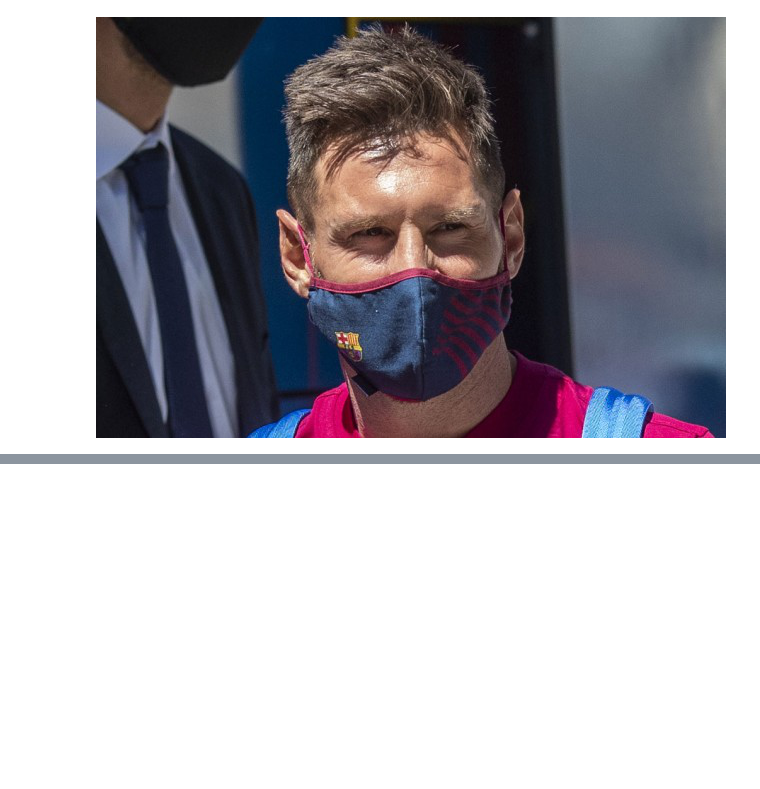
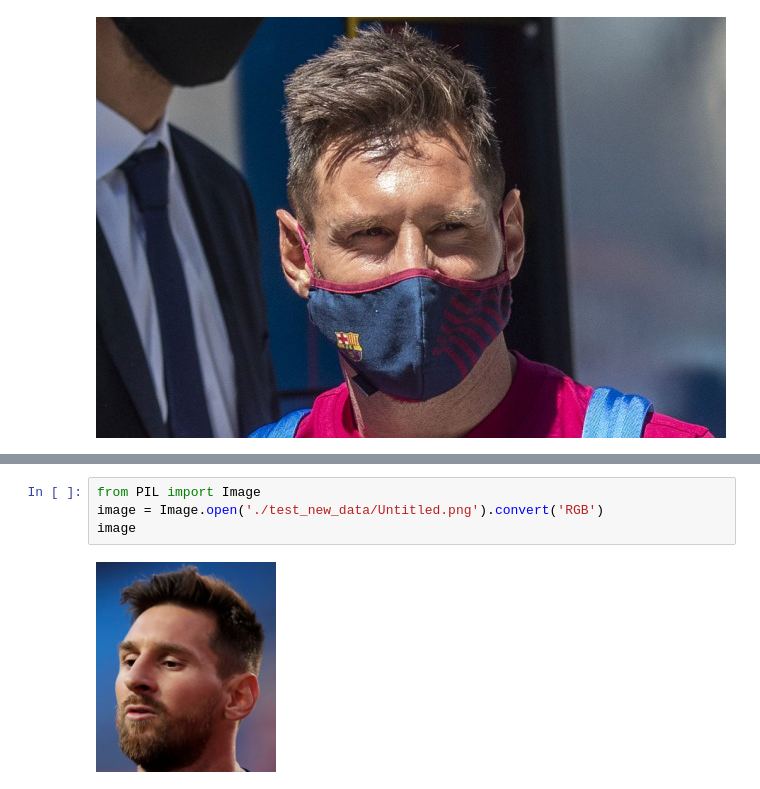
Before and after one commit to matszewczyk/projekt-eiasr, a Jupyter notebook: FaceMask_Prototype.ipynb, the cells around one changed output, grey strips where cells are left out. Drawn from its saved outputs; the diff is of its cells as text; blank space fills up the shorter version.

```diff
--- a/FaceMask_Prototype.ipynb
+++ b/FaceMask_Prototype.ipynb
@@ -323,2 +305,8 @@ tensor([[-1.2103, -0.3540]])
 tensor(1)
 'without_mask'
+# %%
+from PIL import Image
+image = Image.open('./test_new_data/Untitled.png').convert('RGB')
+image
+# %% [output]
+[figure, added]
```
Also changed, not shown: parts of 17 cells of this notebook, 12 other files.
